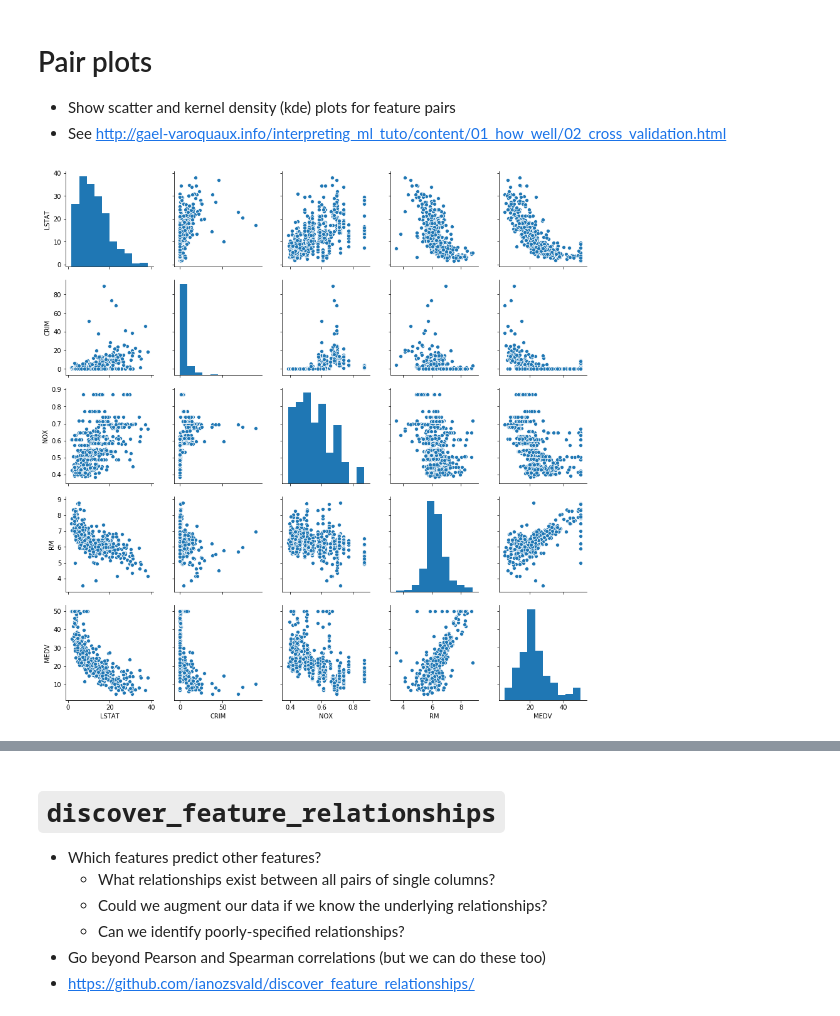
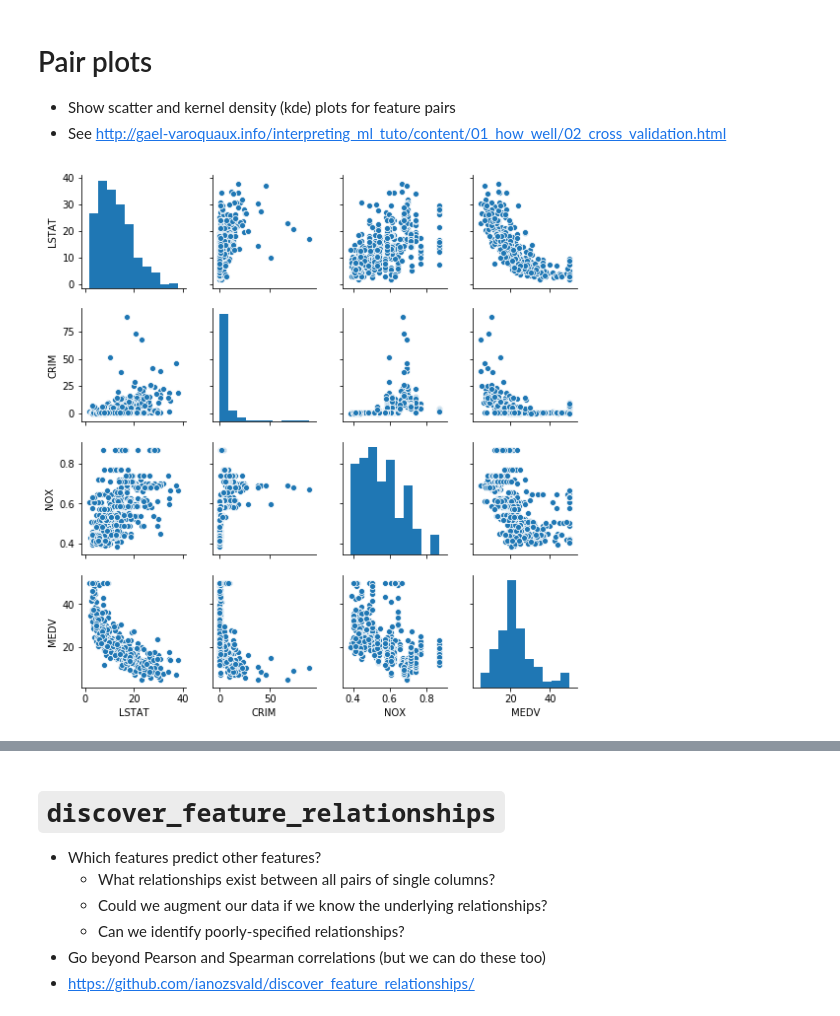
Before and after one commit to ianozsvald/pyconuk2018_diagramatic_diagnosis_of_data, a Jupyter notebook: pyconuk2018_slides.ipynb, the cells around one changed output, grey strips where cells are left out. Drawn from its saved outputs; the diff is of its cells as text; code cells hidden in the pictures.

```diff
--- a/pyconuk2018_slides.ipynb
+++ b/pyconuk2018_slides.ipynb
@@ -265,8 +268,8 @@ jg.ax_marg_x.set_title("Median value vs % lower status of the population");
 * Show scatter and kernel density (kde) plots for feature pairs
 * See http://gael-varoquaux.info/interpreting_ml_tuto/content/01_how_well/02_cross_validation.html
 # %%
-boston_smaller = boston[['LSTAT', 'CRIM', 'NOX', 'RM', 'MEDV']]
-sns.pairplot(boston_smaller);
+boston_smaller = boston[['LSTAT', 'CRIM', 'NOX', 'MEDV']]
+sns.pairplot(boston_smaller, height=2);
 # %% [output]
-[figure, old version]
+[figure, new version]
 # %%
```
Also changed, not shown: parts of 32 cells of this notebook, 2 other files.
